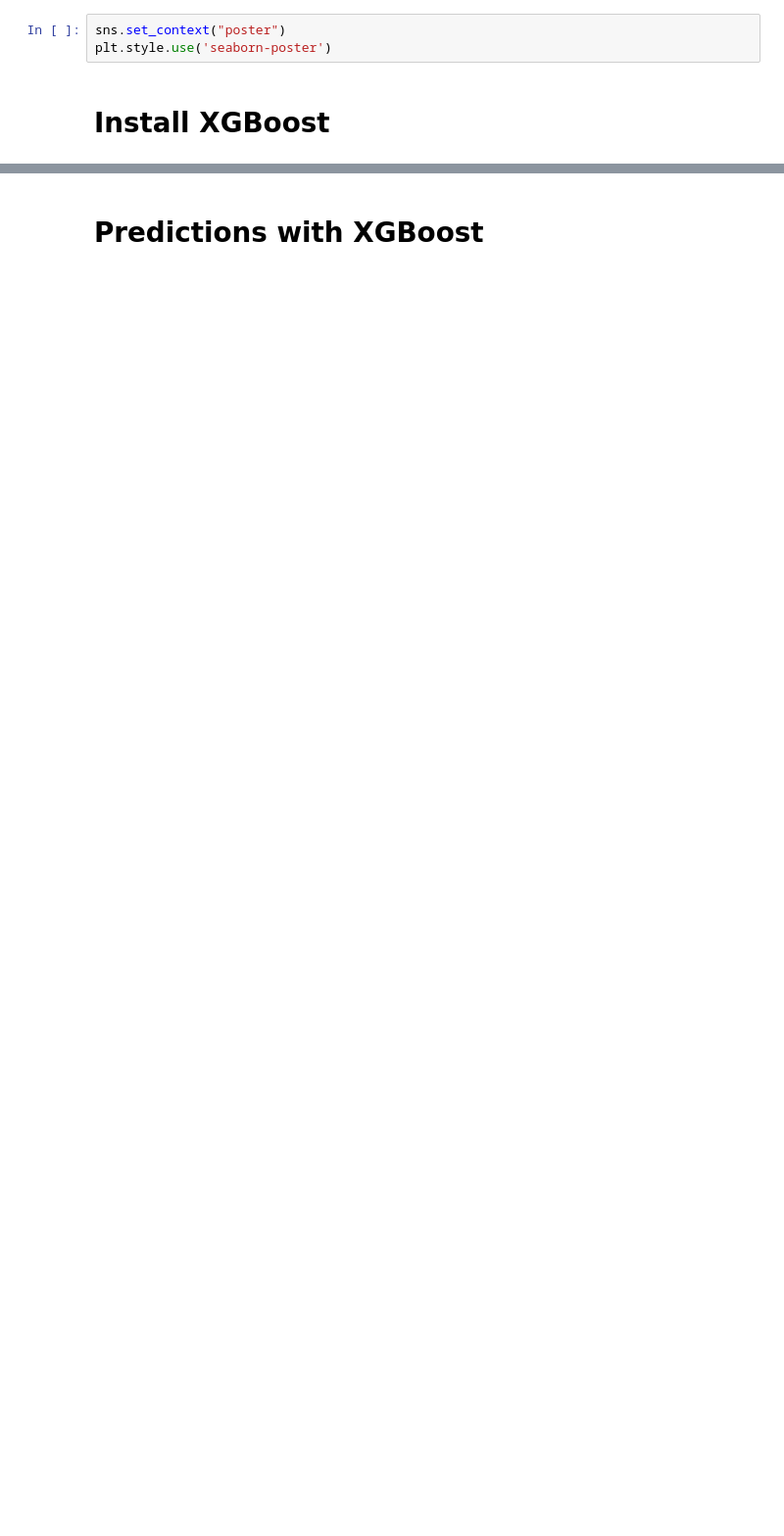
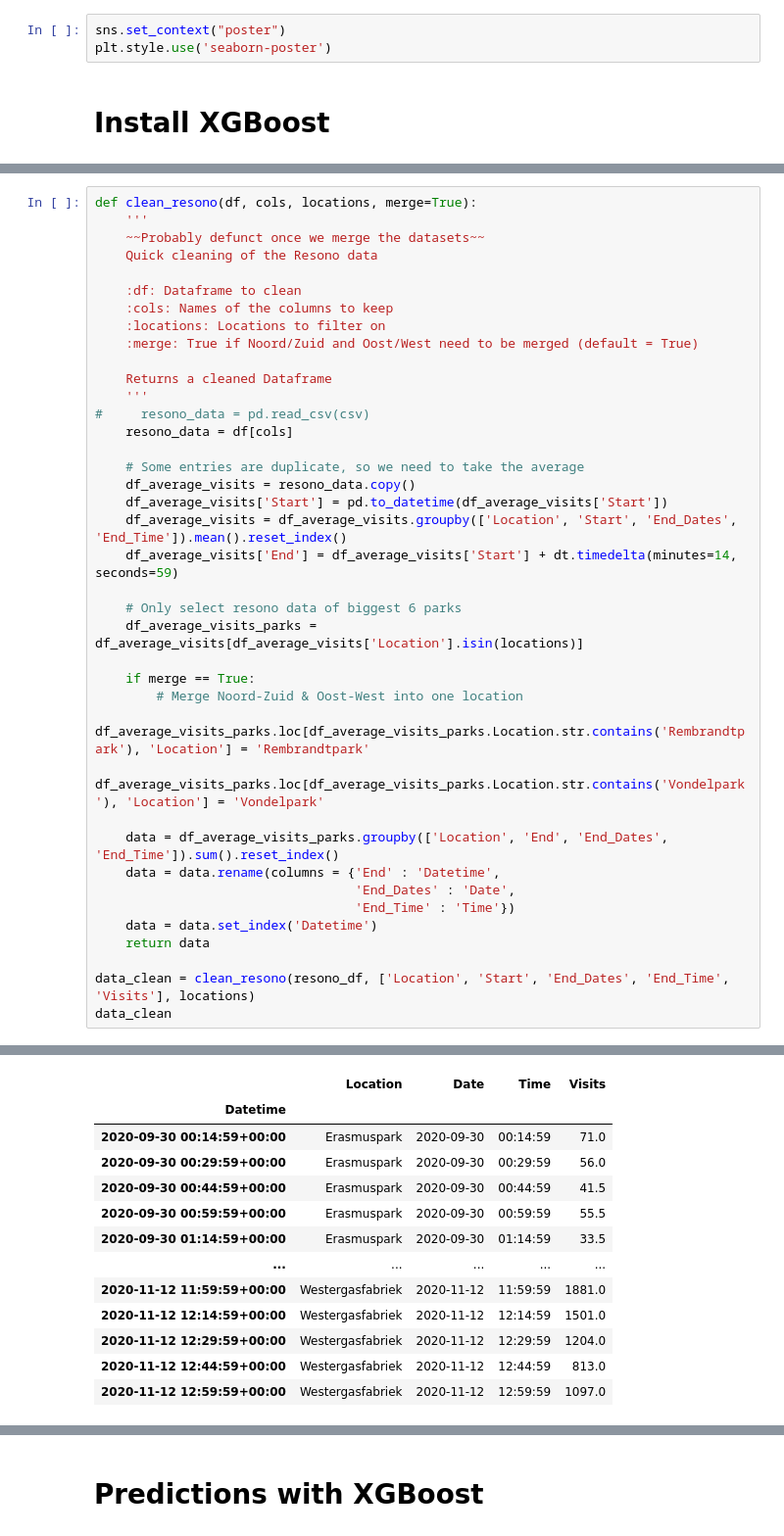
Before and after one commit to lotteph/DSP, a Jupyter notebook: Resono predictions XGBoost.ipynb, the cells around one changed output, grey strips where cells are left out. Shown at 98% size. Cells and saved outputs as stored; diff of their text form; blank space fills up the shorter version.

```diff
--- a/Resono predictions XGBoost.ipynb
+++ b/Resono predictions XGBoost.ipynb
@@ -163,0 +35,40 @@ See the caveats in the documentation: https://pandas.pydata.org/pandas-docs/stab
+# %%
+def clean_resono(df, cols, locations, merge=True):
+    '''
+    ~~Probably defunct once we merge the datasets~~
+    Quick cleaning of the Resono data
+
+    :df: Dataframe to clean
+    :cols: Names of the columns to keep
+    :locations: Locations to filter on
+    :merge: True if Noord/Zuid and Oost/West need to be merged (default = True)
+
+    Returns a cleaned Dataframe
+    '''
+#     resono_data = pd.read_csv(csv)
+    resono_data = df[cols]
+
+    # Some entries are duplicate, so we need to take the average
+    df_average_visits = resono_data.copy()
+    df_average_visits['Start'] = pd.to_datetime(df_average_visits['Start'])
+    df_average_visits = df_average_visits.groupby(['Location', 'Start', 'End_Dates', 'End_Time']).mean().reset_index()
+    df_average_visits['End'] = df_average_visits['Start'] + dt.timedelta(minutes=14, seconds=59)
+
+    # Only select resono data of biggest 6 parks
+    df_average_visits_parks = df_average_visits[df_average_visits['Location'].isin(locations)]
+
+    if merge == True:
+        # Merge Noord-Zuid & Oost-West into one location
+        df_average_visits_parks.loc[df_average_visits_parks.Location.str.contains('Rembrandtpark'), 'Location'] = 'Rembrandtpark'
+        df_average_visits_parks.loc[df_average_visits_parks.Location.str.contains('Vondelpark'), 'Location'] = 'Vondelpark'
+
+    data = df_average_visits_parks.groupby(['Location', 'End', 'End_Dates', 'End_Time']).sum().reset_index()
+    data = data.rename(columns = {'End' : 'Datetime',
+                                  'End_Dates' : 'Date',
+                                  'End_Time' : 'Time'})
+    data = data.set_index('Datetime')
+    return data
+
+data_clean = clean_resono(resono_df, ['Location', 'Start', 'End_Dates', 'End_Time', 'Visits'], locations)
+data_clean
+# %% [output]
@@ -163,0 +80,13 @@ See the caveats in the documentation: https://pandas.pydata.org/pandas-docs/stab
+|  | Location | Date | Time | Visits |
+| Datetime |  |  |  |  |
+| 2020-09-30 00:14:59+00:00 | Erasmuspark | 2020-09-30 | 00:14:59 | 71.0 |
+| 2020-09-30 00:29:59+00:00 | Erasmuspark | 2020-09-30 | 00:29:59 | 56.0 |
+| 2020-09-30 00:44:59+00:00 | Erasmuspark | 2020-09-30 | 00:44:59 | 41.5 |
+| 2020-09-30 00:59:59+00:00 | Erasmuspark | 2020-09-30 | 00:59:59 | 55.5 |
+| 2020-09-30 01:14:59+00:00 | Erasmuspark | 2020-09-30 | 01:14:59 | 33.5 |
+| ... | ... | ... | ... | ... |
+| 2020-11-12 11:59:59+00:00 | Westergasfabriek | 2020-11-12 | 11:59:59 | 1881.0 |
+| 2020-11-12 12:14:59+00:00 | Westergasfabriek | 2020-11-12 | 12:14:59 | 1501.0 |
+| 2020-11-12 12:29:59+00:00 | Westergasfabriek | 2020-11-12 | 12:29:59 | 1204.0 |
+| 2020-11-12 12:44:59+00:00 | Westergasfabriek | 2020-11-12 | 12:44:59 | 813.0 |
+| 2020-11-12 12:59:59+00:00 | Westergasfabriek | 2020-11-12 | 12:59:59 | 1097.0 |
```
Also changed, not shown: parts of 26 cells of this notebook.
